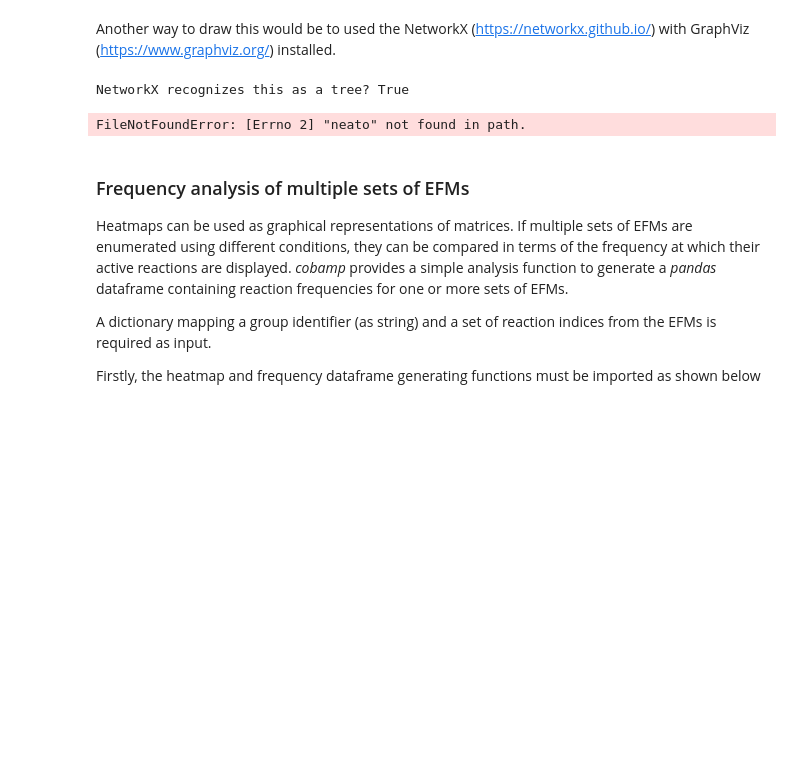
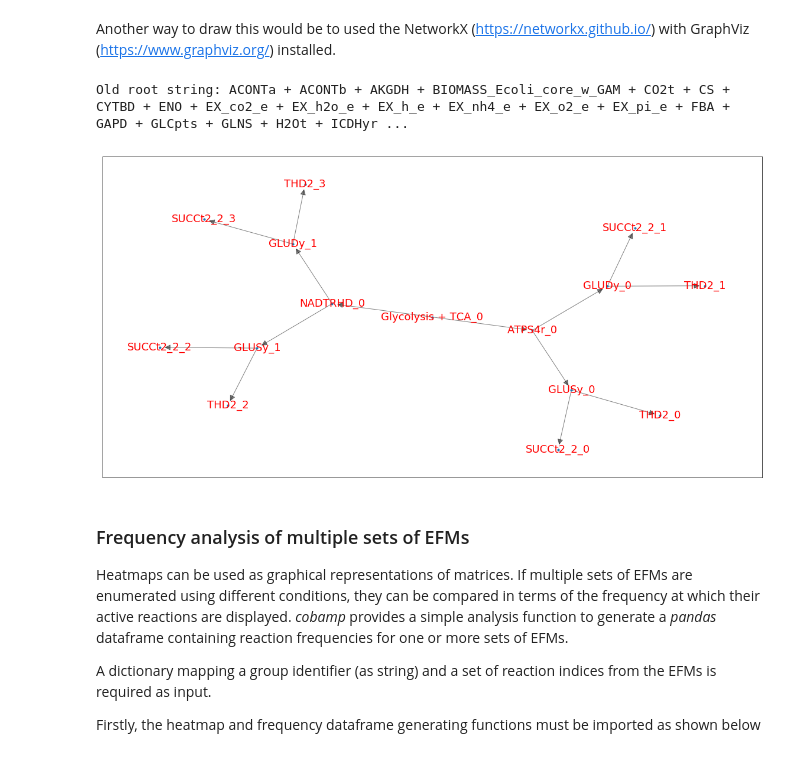
Before and after one commit to BioSystemsUM/cobamp, a Jupyter notebook: docs_gen/source/quickstart.ipynb, the cells around one changed output. Saved outputs shown, nothing was run; the diff lists cells and outputs as text; code cells hidden in the pictures; blank space fills up the shorter version.

```diff
--- a/docs_gen/source/quickstart.ipynb
+++ b/docs_gen/source/quickstart.ipynb
@@ -395,36 +374,37 @@ print(pretty_print_tree(tree))
 # %% [markdown]
 Another way to draw this would be to used the NetworkX (https://networkx.github.io/) with GraphViz (https://www.graphviz.org/) installed.
 # %%
+%matplotlib inline
+
 tree = generate_efm_results_tree(
     efm_sets=efm_list, # list of elementary modes (list[dict[str,float]])
-    ignore_greater_than=None, # ignore nodes with more than *ignore_greater_than* elements
-    pruning_level=None, # prune tree from the nodes past depth=*pruning_level*
+    ignore_greater_than=10, # ignore nodes with more than *ignore_greater_than* elements
+    pruning_level=10, # prune tree from the nodes past depth=*pruning_level*
     merge_dupes=True # do not merge duplicate nodes
 )
 
 old_value = tree.value # save the old value of the root node
+print('Old root string:', tree.value)
 tree.value = "Glycolysis + TCA" # change the root node value to a shorter string
 
 import networkx as nx
 import matplotlib.pyplot as plt
 
 G = nx.DiGraph() # define a new networkx Graph object
 populate_nx_graph(tree, G, unique_nodes=True) # populate it with data from the Tree object
 
-print('NetworkX recognizes this as a tree?',nx.is_tree(G))
-
 pos = nx.nx_pydot.graphviz_layout(G) # generate the graphviz layout
 
 # create a figure and plot the nodes, edges and labels
 plt.figure(figsize=(20,10))
 nx.draw_networkx_nodes(G, pos, node_size=10)
-nx.draw_networkx_edges(G, pos, alpha=0.5, arrowsize=10)
+nx.draw_networkx_edges(G, pos, alpha=0.5, arrowsize=20)
 nx.draw_networkx_labels(G, pos, font_size=18, font_color='red')
 
 plt.show()
 # %% [output]
-NetworkX recognizes this as a tree? True
+Old root string: ACONTa + ACONTb + AKGDH + BIOMASS_Ecoli_core_w_GAM + CO2t + CS + CYTBD + ENO + EX_co2_e + EX_h2o_e + EX_h_e + EX_nh4_e + EX_o2_e + EX_pi_e + FBA + GAPD + GLCpts + GLNS + H2Ot + ICDHyr ...
-FileNotFoundError: [Errno 2] "neato" not found in path.
+[figure, added]
 # %% [markdown]
 ### Frequency analysis of multiple sets of EFMs
 
```
Also changed, not shown: parts of 7 cells of this notebook.
